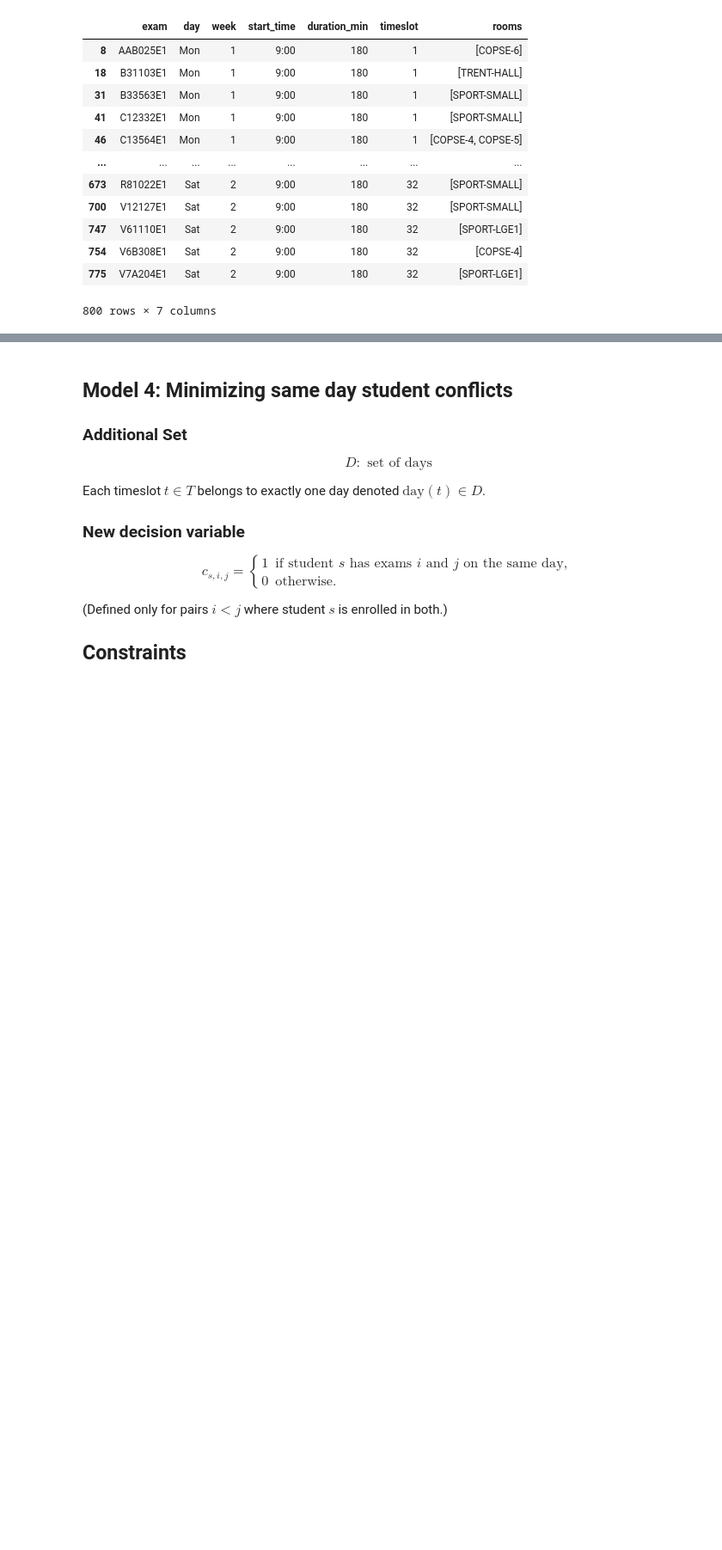
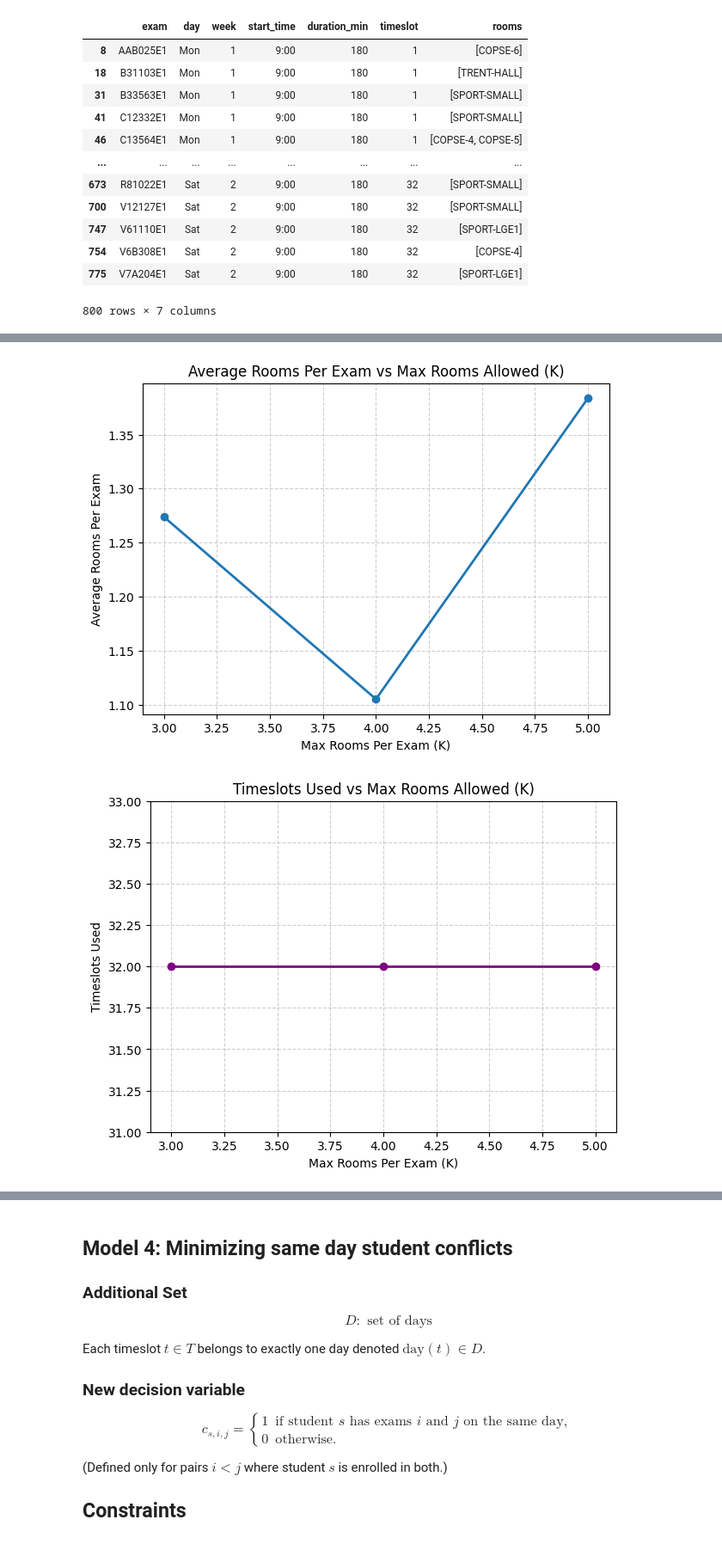
Before and after one commit to jennykhanhnguyen/optimize-exam-schedule, a Jupyter notebook: code/model.ipynb, the cells around one changed output, grey strips where cells are left out. Shown at 86% size. Cells and saved outputs as stored; diff of their text form; code cells hidden in the pictures; blank space fills up the shorter version.

```diff
--- a/code/model.ipynb
+++ b/code/model.ipynb
@@ -1167,0 +1444,15 @@ schedule_df
+# %%
+def sensitivity_max_rooms():
+    Ks = [1, 2, 3, 4, 5]
+    results = []
+
+    for K in Ks:
+        print(f"\n Running with max rooms K = {K}")
+        out = run_model(K=K)
+        results.append(out)
+
+    df = pd.DataFrame(results)
+    return df
+
+df_K = sensitivity_max_rooms()
+df_K
@@ -1167,0 +1501,38 @@ schedule_df
+# %%
+# Filter feasible solutions only
+df_plot = df_K[df_K["feasible"] == True].copy()
+
+# Plot 1: Avg Rooms Per Exam vs K
+plt.figure(figsize=(7,5))
+plt.plot(df_plot["K"], df_plot["avg_rooms_per_exam"],
+         marker='o', linewidth=2)
+plt.title("Average Rooms Per Exam vs Max Rooms Allowed (K)")
+plt.xlabel("Max Rooms Per Exam (K)")
+plt.ylabel("Average Rooms Per Exam")
+plt.grid(True, linestyle="--", alpha=0.6)
+plt.show()
+
+# Plot 2: Timeslots Used vs K
+plt.figure(figsize=(7,5))
+plt.plot(df_plot["K"], df_plot["timeslots_used"],
+         marker='o', linewidth=2, color="purple")
+plt.title("Timeslots Used vs Max Rooms Allowed (K)")
+plt.xlabel("Max Rooms Per Exam (K)")
+plt.ylabel("Timeslots Used")
+plt.ylim(min(df_plot["timeslots_used"])-1,
+         max(df_plot["timeslots_used"])+1)
+plt.grid(True, linestyle="--", alpha=0.6)
+plt.show()
+
+# Plot 3: Avg Room Utilization vs K
+plt.figure(figsize=(7,5))
+plt.plot(df_plot["K"], df_plot["avg_room_utilization"],
+         marker='o', linewidth=2, color="green")
+plt.title("Average Room Utilization vs Max Rooms Allowed (K)")
+plt.xlabel("Max Rooms Per Exam (K)")
+plt.ylabel("Average Room Utilization")
+plt.grid(True, linestyle="--", alpha=0.6)
+plt.show()
+# %% [output]
+[figure, added]
+[figure, added]
```
Also changed, not shown: parts of 12 cells of this notebook.
